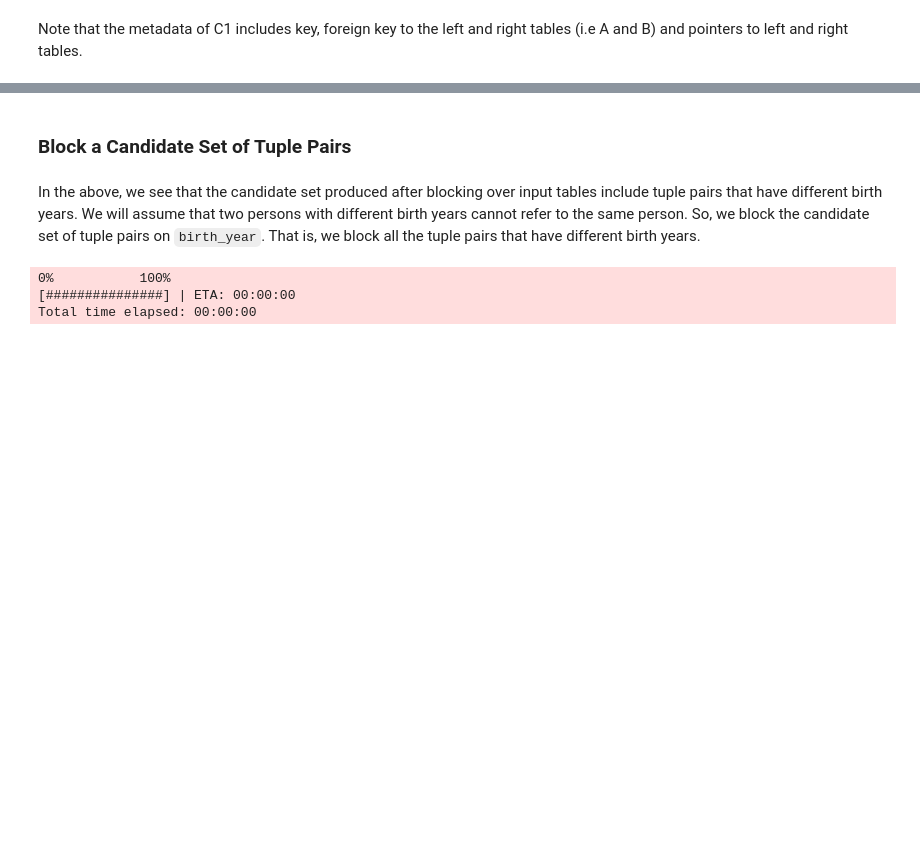
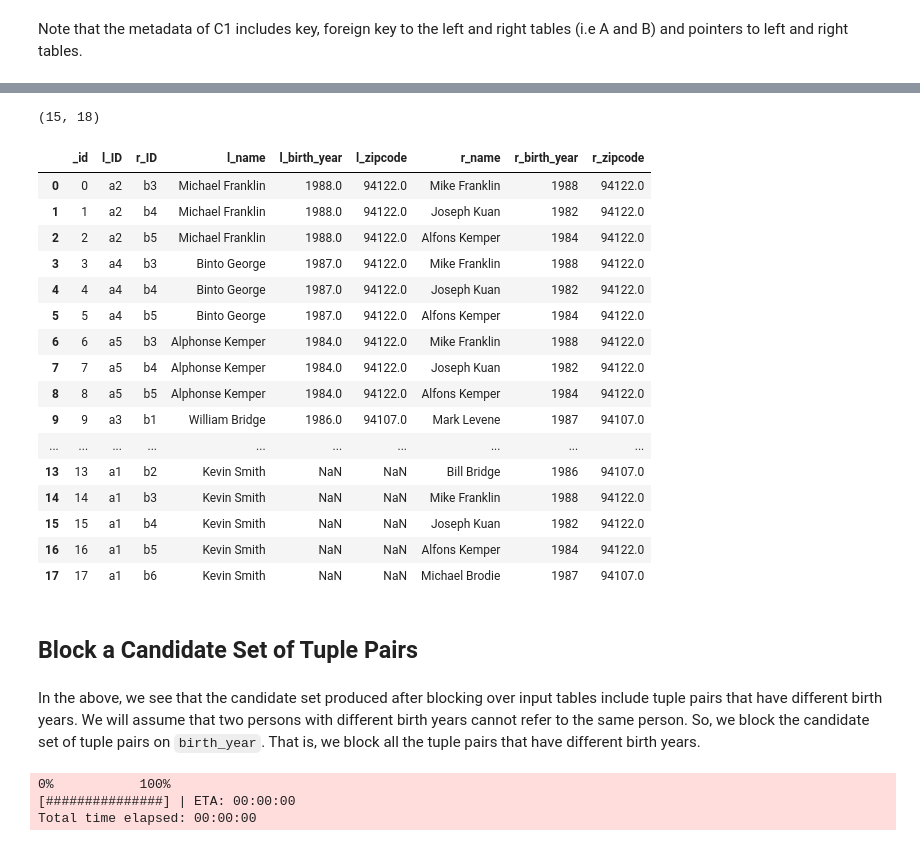
Before and after one commit to anhaidgroup/py_entitymatching, a Jupyter notebook: notebooks/guides/Performing Blocking Using Built-In Blockers (Attr. Equivalence Blocker).ipynb, the cells around one changed output, grey strips where cells are left out. Cells and saved outputs as stored; diff of their text form; code cells hidden in the pictures; blank space fills up the shorter version.

```diff
--- a/notebooks/guides/Performing Blocking Using Built-In Blockers (Attr. Equivalence Blocker).ipynb
+++ b/notebooks/guides/Performing Blocking Using Built-In Blockers (Attr. Equivalence Blocker).ipynb
@@ -89,0 +95,5 @@ Note that the metadata of C1 includes key, foreign key to the left and right tab
+# %%
+# Introduce some missing value
+A1 = em.read_csv_metadata(path_A, key='ID')
+A1.ix[0, 'zipcode'] = pd.np.NaN
+A1.ix[0, 'birth_year'] = pd.np.NaN
@@ -90,5 +109,37 @@ Note that the metadata of C1 includes key, foreign key to the left and right tab
+# %%
+# Use block_tables to apply blocking over two input tables.
+C2 = ab.block_tables(A1, B,
+                    l_block_attr='zipcode', r_block_attr='zipcode',
+                    l_output_attrs=['name', 'birth_year', 'zipcode'],
+                    r_output_attrs=['name', 'birth_year', 'zipcode'],
+                    l_output_prefix='l_', r_output_prefix='r_',
+                    allow_missing=True)
+# %%
+len(C1), len(C2)
+# %% [output]
+(15, 18)
+# %%
+C2
+# %% [output]
+|  | _id | l_ID | r_ID | l_name | l_birth_year | l_zipcode | r_name | r_birth_year | r_zipcode |
+| 0 | 0 | a2 | b3 | Michael Franklin | 1988.0 | 94122.0 | Mike Franklin | 1988 | 94122.0 |
+| 1 | 1 | a2 | b4 | Michael Franklin | 1988.0 | 94122.0 | Joseph Kuan | 1982 | 94122.0 |
+| 2 | 2 | a2 | b5 | Michael Franklin | 1988.0 | 94122.0 | Alfons Kemper | 1984 | 94122.0 |
+| 3 | 3 | a4 | b3 | Binto George | 1987.0 | 94122.0 | Mike Franklin | 1988 | 94122.0 |
+| 4 | 4 | a4 | b4 | Binto George | 1987.0 | 94122.0 | Joseph Kuan | 1982 | 94122.0 |
+| 5 | 5 | a4 | b5 | Binto George | 1987.0 | 94122.0 | Alfons Kemper | 1984 | 94122.0 |
+| 6 | 6 | a5 | b3 | Alphonse Kemper | 1984.0 | 94122.0 | Mike Franklin | 1988 | 94122.0 |
+| 7 | 7 | a5 | b4 | Alphonse Kemper | 1984.0 | 94122.0 | Joseph Kuan | 1982 | 94122.0 |
+| 8 | 8 | a5 | b5 | Alphonse Kemper | 1984.0 | 94122.0 | Alfons Kemper | 1984 | 94122.0 |
+| 9 | 9 | a3 | b1 | William Bridge | 1986.0 | 94107.0 | Mark Levene | 1987 | 94107.0 |
+| ... | ... | ... | ... | ... | ... | ... | ... | ... | ... |
+| 13 | 13 | a1 | b2 | Kevin Smith | NaN | NaN | Bill Bridge | 1986 | 94107.0 |
+| 14 | 14 | a1 | b3 | Kevin Smith | NaN | NaN | Mike Franklin | 1988 | 94122.0 |
+| 15 | 15 | a1 | b4 | Kevin Smith | NaN | NaN | Joseph Kuan | 1982 | 94122.0 |
+| 16 | 16 | a1 | b5 | Kevin Smith | NaN | NaN | Alfons Kemper | 1984 | 94122.0 |
+| 17 | 17 | a1 | b6 | Kevin Smith | NaN | NaN | Michael Brodie | 1987 | 94107.0 |
 # %% [markdown]
-### Block a Candidate Set of Tuple Pairs
+## Block a Candidate Set of Tuple Pairs
 # %% [markdown]
 In the above, we see that the candidate set produced after blocking over input tables include tuple pairs that have different birth years. We will assume that two persons with different birth years cannot refer to the same person. So, we block the candidate set of tuple pairs on `birth_year`. That is, we block all the tuple pairs that have different birth years.
 # %%
```
Also changed, not shown: parts of 26 cells of this notebook, 1 other file.
